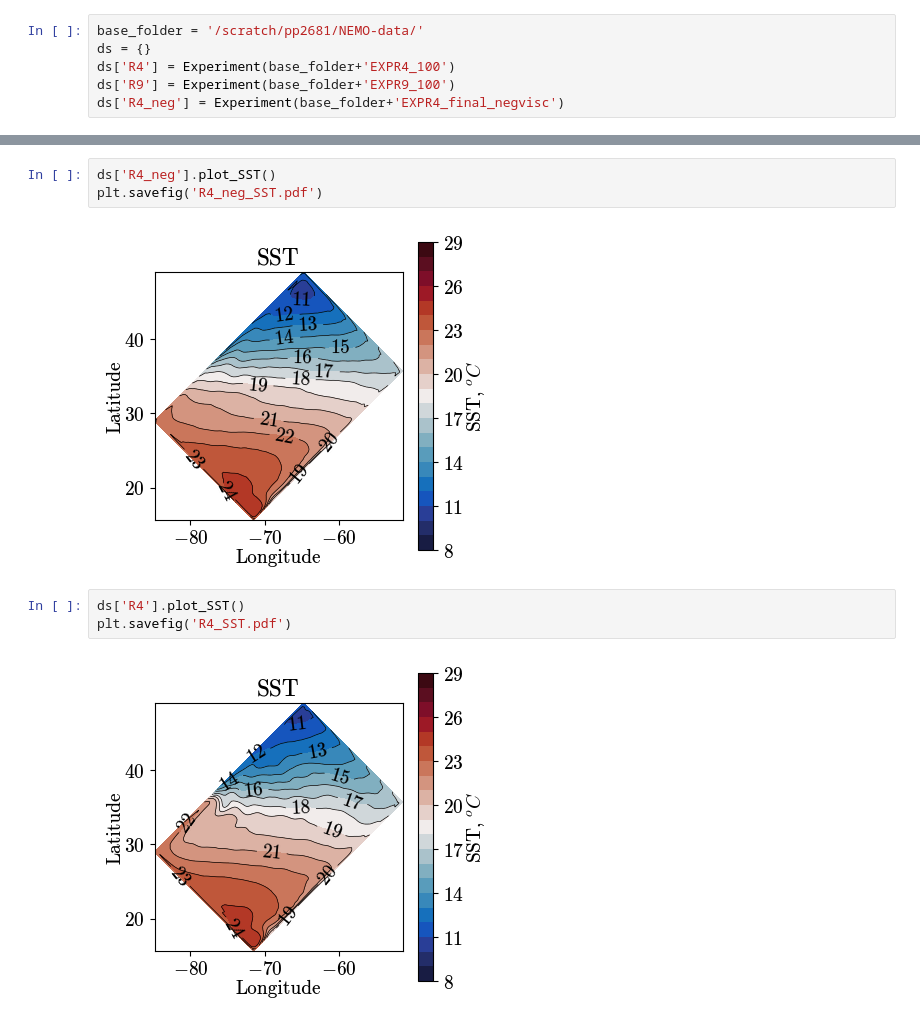
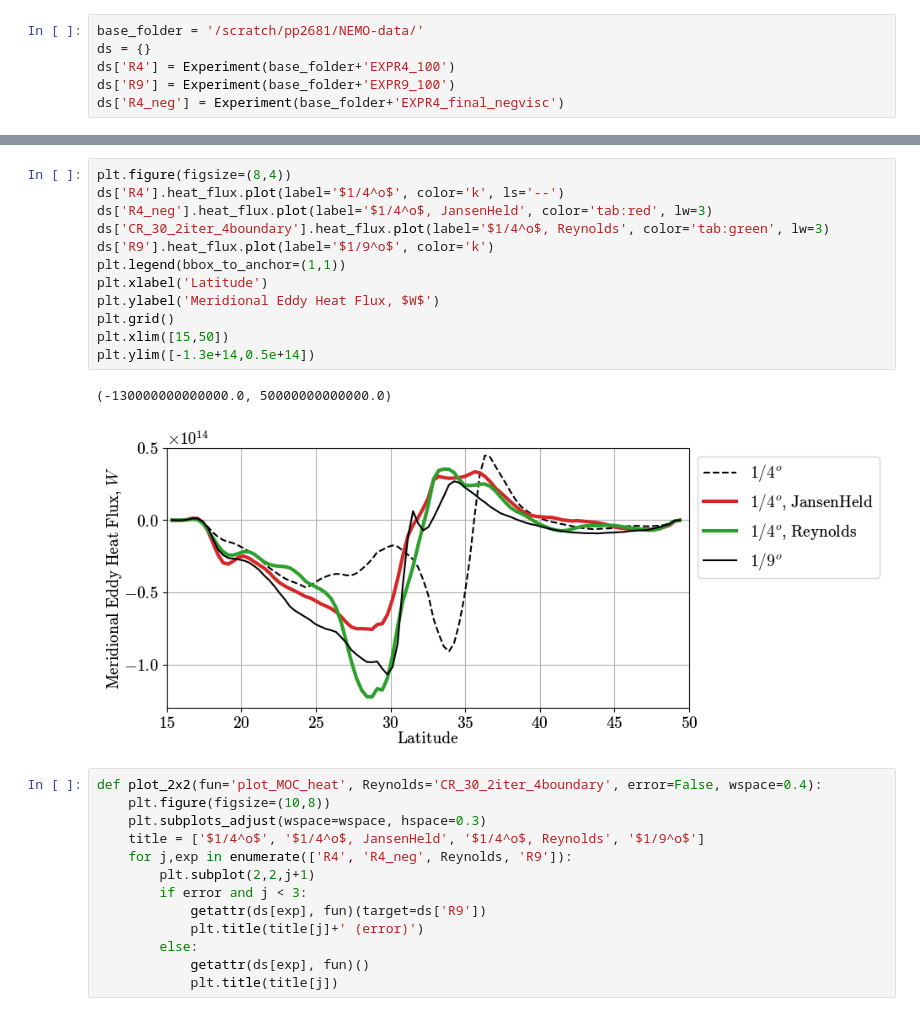
Before and after one commit to Pperezhogin/NEMO-Reynolds, a Jupyter notebook: best-experiment.ipynb, the cells around one changed output, grey strips where cells are left out. Cells and saved outputs as stored; diff of their text form.

```diff
--- a/best-experiment.ipynb
+++ b/best-experiment.ipynb
@@ -42,10 +34,28 @@ plt.savefig('EKE_neg.pdf')
-# %%
-ds['R4_neg'].plot_SST()
-plt.savefig('R4_neg_SST.pdf')
-# %% [output]
-[figure, removed]
-# %%
-ds['R4'].plot_SST()
-plt.savefig('R4_SST.pdf')
-# %% [output]
-[figure, removed]
+# %%
+plt.figure(figsize=(8,4))
+ds['R4'].heat_flux.plot(label='$1/4^o$', color='k', ls='--')
+ds['R4_neg'].heat_flux.plot(label='$1/4^o$, JansenHeld', color='tab:red', lw=3)
+ds['CR_30_2iter_4boundary'].heat_flux.plot(label='$1/4^o$, Reynolds', color='tab:green', lw=3)
+ds['R9'].heat_flux.plot(label='$1/9^o$', color='k')
+plt.legend(bbox_to_anchor=(1,1))
+plt.xlabel('Latitude')
+plt.ylabel('Meridional Eddy Heat Flux, $W$')
+plt.grid()
+plt.xlim([15,50])
+plt.ylim([-1.3e+14,0.5e+14])
+# %% [output]
+(-130000000000000.0, 50000000000000.0)
+[figure, added]
+# %%
+def plot_2x2(fun='plot_MOC_heat', Reynolds='CR_30_2iter_4boundary', error=False, wspace=0.4):
+    plt.figure(figsize=(10,8))
+    plt.subplots_adjust(wspace=wspace, hspace=0.3)
+    title = ['$1/4^o$', '$1/4^o$, JansenHeld', '$1/4^o$, Reynolds', '$1/9^o$']
+    for j,exp in enumerate(['R4', 'R4_neg', Reynolds, 'R9']):
+        plt.subplot(2,2,j+1)
+        if error and j < 3:
+            getattr(ds[exp], fun)(target=ds['R9'])
+            plt.title(title[j]+' (error)')
+        else:
+            getattr(ds[exp], fun)()
+            plt.title(title[j])
```
Also changed, not shown: parts of 17 cells of this notebook, 1 other file.
